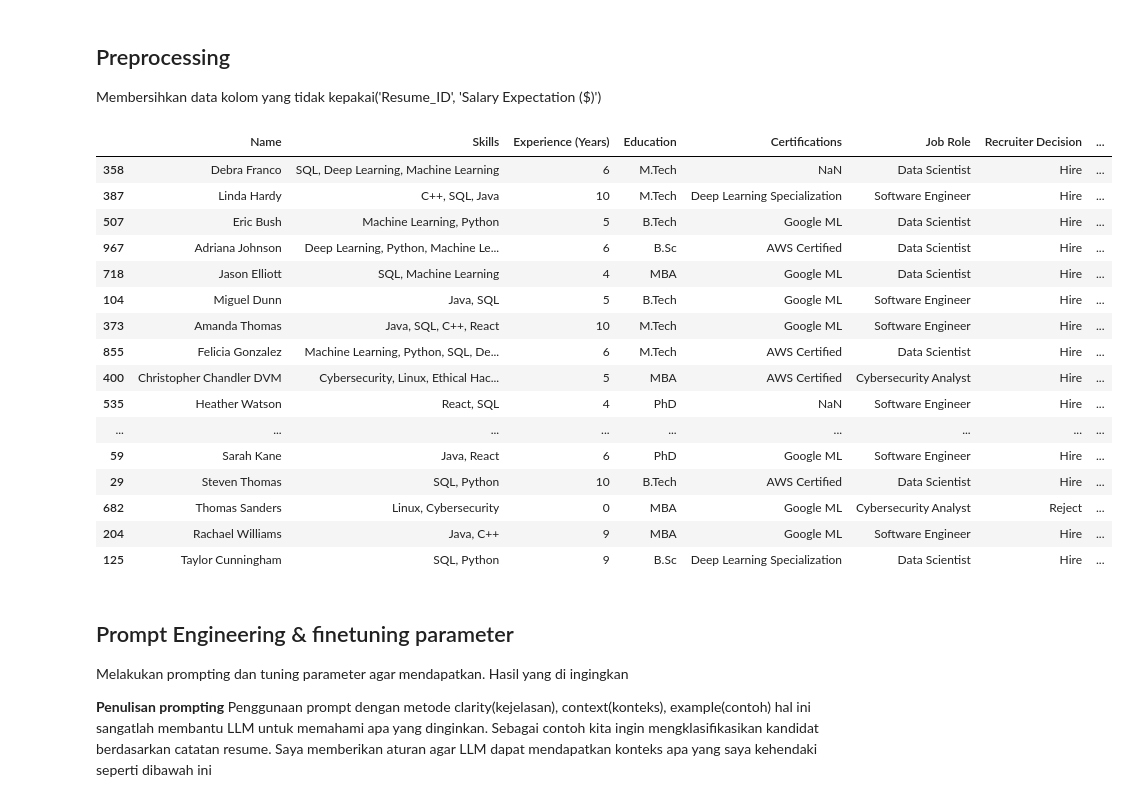
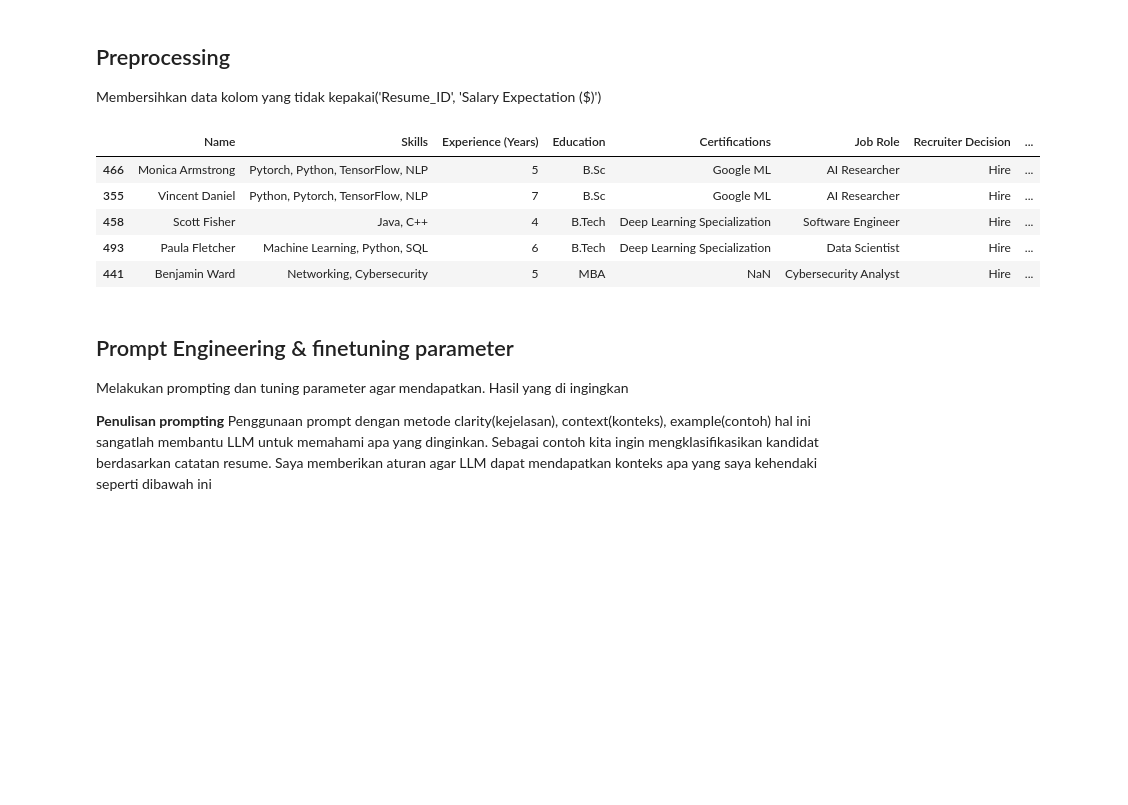
Before and after one commit to hanifnurfai/HireScope, a Jupyter notebook: HireScope_GranitePipeline.ipynb, the cells around one changed output. Saved outputs shown, nothing was run; the diff lists cells and outputs as text; code cells hidden in the pictures; blank space fills up the shorter version.

```diff
--- a/HireScope_GranitePipeline.ipynb
+++ b/HireScope_GranitePipeline.ipynb
@@ -140,47 +140,36 @@ Membersihkan data kolom yang tidak kepakai('Resume_ID', 'Salary Expectation ($)'
 # %%
 # meng eliminasi kolom yang tidak digunakan
 cleaned_df = resume_df.drop(['Resume_ID', 'Salary Expectation ($)'], axis=1)
 
 
-# Mengambil sample acak sebanyak 20
-sample_df = cleaned_df.sample(20)
+# Mengambil sample acak sebanyak 18
+sample_df = cleaned_df.sample(18)
 
 #Medefiniskan format profile
 def format_profile(row):
     return f"""
 Entry: {row.name}
 Name: {row['Name']}
 Job Role: {row['Job Role']}
 Skills: {row['Skills']}
 Experience: {row['Experience (Years)']} years
 Certifications: {row['Certifications']}
 Education: {row['Education']}
 Projects: {row['Projects Count']}
     """
 
 # Melakukann format profile sesuai yg ditentukan
 candidate_profiles = "".join(sample_df.apply(format_profile, axis=1))
 
 # Melihat data yang sudah diacak
-sample_df.head(20)
+sample_df.head()
 # %% [output]
 |  | Name | Skills | Experience (Years) | Education | Certifications | Job Role | Recruiter Decision | ... |
-| 358 | Debra Franco | SQL, Deep Learning, Machine Learning | 6 | M.Tech | NaN | Data Scientist | Hire | ... |
-| 387 | Linda Hardy | C++, SQL, Java | 10 | M.Tech | Deep Learning Specialization | Software Engineer | Hire | ... |
-| 507 | Eric Bush | Machine Learning, Python | 5 | B.Tech | Google ML | Data Scientist | Hire | ... |
-| 967 | Adriana Johnson | Deep Learning, Python, Machine Le... | 6 | B.Sc | AWS Certified | Data Scientist | Hire | ... |
-| 718 | Jason Elliott | SQL, Machine Learning | 4 | MBA | Google ML | Data Scientist | Hire | ... |
-| 104 | Miguel Dunn | Java, SQL | 5 | B.Tech | Google ML | Software Engineer | Hire | ... |
-| 373 | Amanda Thomas | Java, SQL, C++, React | 10 | M.Tech | Google ML | Software Engineer | Hire | ... |
-| 855 | Felicia Gonzalez | Machine Learning, Python, SQL, De... | 6 | M.Tech | AWS Certified | Data Scientist | Hire | ... |
-| 400 | Christopher Chandler DVM | Cybersecurity, Linux, Ethical Hac... | 5 | MBA | AWS Certified | Cybersecurity Analyst | Hire | ... |
-| 535 | Heather Watson | React, SQL | 4 | PhD | NaN | Software Engineer | Hire | ... |
-| ... | ... | ... | ... | ... | ... | ... | ... | ... |
-| 59 | Sarah Kane | Java, React | 6 | PhD | Google ML | Software Engineer | Hire | ... |
-| 29 | Steven Thomas | SQL, Python | 10 | B.Tech | AWS Certified | Data Scientist | Hire | ... |
-| 682 | Thomas Sanders | Linux, Cybersecurity | 0 | MBA | Google ML | Cybersecurity Analyst | Reject | ... |
-| 204 | Rachael Williams | Java, C++ | 9 | MBA | Google ML | Software Engineer | Hire | ... |
-| 125 | Taylor Cunningham | SQL, Python | 9 | B.Sc | Deep Learning Specialization | Data Scientist | Hire | ... |
+| 466 | Monica Armstrong | Pytorch, Python, TensorFlow, NLP | 5 | B.Sc | Google ML | AI Researcher | Hire | ... |
+| 355 | Vincent Daniel | Python, Pytorch, TensorFlow, NLP | 7 | B.Sc | Google ML | AI Researcher | Hire | ... |
+| 458 | Scott Fisher | Java, C++ | 4 | B.Tech | Deep Learning Specialization | Software Engineer | Hire | ... |
+| 493 | Paula Fletcher | Machine Learning, Python, SQL | 6 | B.Tech | Deep Learning Specialization | Data Scientist | Hire | ... |
+| 441 | Benjamin Ward | Networking, Cybersecurity | 5 | MBA | NaN | Cybersecurity Analyst | Hire | ... |
 # %% [markdown]
 ## Prompt Engineering & finetuning parameter
 Melakukan prompting dan tuning parameter agar mendapatkan. Hasil yang di ingingkan
```
Also changed, not shown: parts of 3 cells of this notebook, 2 other files.
